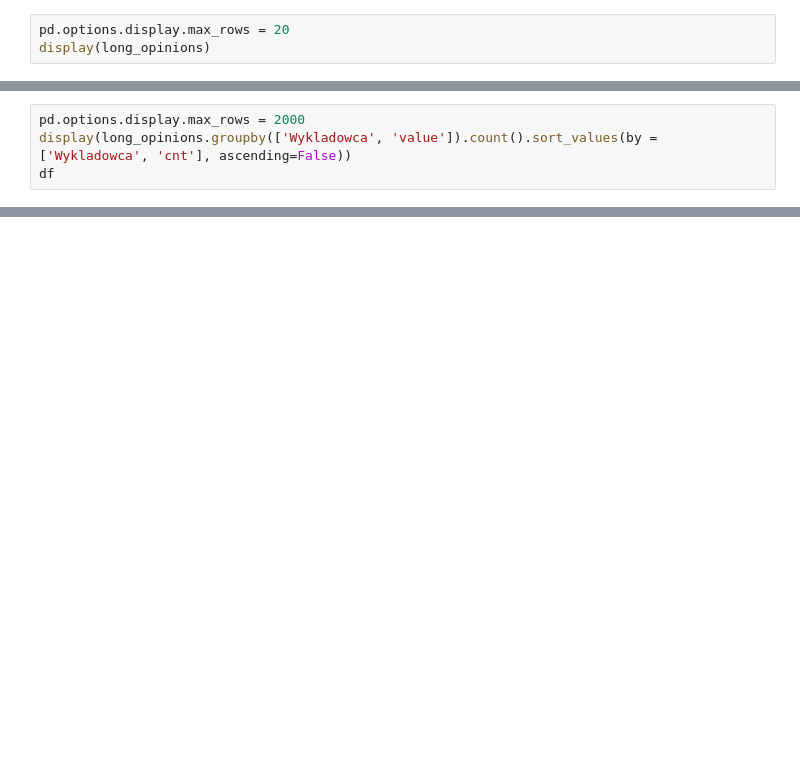
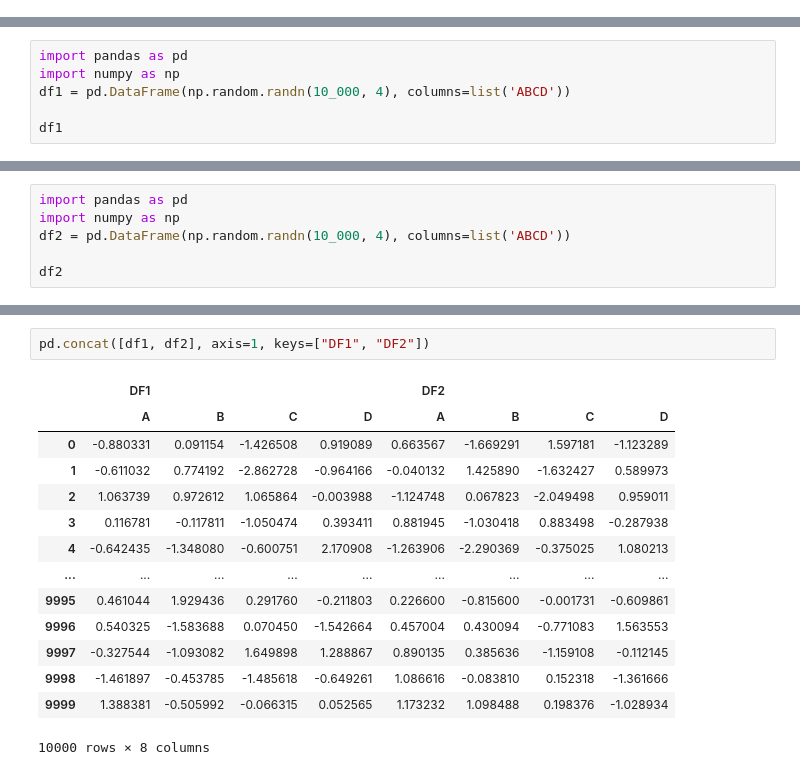
Before and after one commit to Bits-of-Data-PL/PythonDataScience, a Jupyter notebook: 06.Data_Wrangling_4z5.ipynb, the cells around one changed output, grey strips where cells are left out. Drawn from its saved outputs; the diff is of its cells as text; blank space fills up the shorter version.

Commit message:
Wyklad 6

```diff
--- a/06.Data_Wrangling_4z5.ipynb
+++ b/06.Data_Wrangling_4z5.ipynb
@@ -592,3 +0,0 @@ df
-# %%
-pd.options.display.max_rows = 20
-display(long_opinions)
@@ -609,4 +0,0 @@ display(long_opinions)
-# %%
-pd.options.display.max_rows = 2000
-display(long_opinions.groupby(['Wykladowca', 'value']).count().sort_values(by = ['Wykladowca', 'cnt'], ascending=False))
-df
@@ -649,0 +11,6 @@ df
+# %%
+import pandas as pd
+import numpy as np
+df1 = pd.DataFrame(np.random.randn(10_000, 4), columns=list('ABCD'))
+
+df1
@@ -649,0 +31,6 @@ df
+# %%
+import pandas as pd
+import numpy as np
+df2 = pd.DataFrame(np.random.randn(10_000, 4), columns=list('ABCD'))
+
+df2
@@ -649,0 +115,17 @@ df
+# %%
+pd.concat([df1, df2], axis=1, keys=["DF1", "DF2"])
+# %% [output]
+|  | DF1 |  |  |  | DF2 |  |  |  |
+|  | A | B | C | D | A | B | C | D |
+| 0 | -0.880331 | 0.091154 | -1.426508 | 0.919089 | 0.663567 | -1.669291 | 1.597181 | -1.123289 |
+| 1 | -0.611032 | 0.774192 | -2.862728 | -0.964166 | -0.040132 | 1.425890 | -1.632427 | 0.589973 |
+| 2 | 1.063739 | 0.972612 | 1.065864 | -0.003988 | -1.124748 | 0.067823 | -2.049498 | 0.959011 |
+| 3 | 0.116781 | -0.117811 | -1.050474 | 0.393411 | 0.881945 | -1.030418 | 0.883498 | -0.287938 |
+| 4 | -0.642435 | -1.348080 | -0.600751 | 2.170908 | -1.263906 | -2.290369 | -0.375025 | 1.080213 |
+| ... | ... | ... | ... | ... | ... | ... | ... | ... |
+| 9995 | 0.461044 | 1.929436 | 0.291760 | -0.211803 | 0.226600 | -0.815600 | -0.001731 | -0.609861 |
+| 9996 | 0.540325 | -1.583688 | 0.070450 | -1.542664 | 0.457004 | 0.430094 | -0.771083 | 1.563553 |
+| 9997 | -0.327544 | -1.093082 | 1.649898 | 1.288867 | 0.890135 | 0.385636 | -1.159108 | -0.112145 |
+| 9998 | -1.461897 | -0.453785 | -1.485618 | -0.649261 | 1.086616 | -0.083810 | 0.152318 | -1.361666 |
+| 9999 | 1.388381 | -0.505992 | -0.066315 | 0.052565 | 1.173232 | 1.098488 | 0.198376 | -1.028934 |
+10000 rows × 8 columns
```
Also changed, not shown: parts of 129 cells of this notebook.
